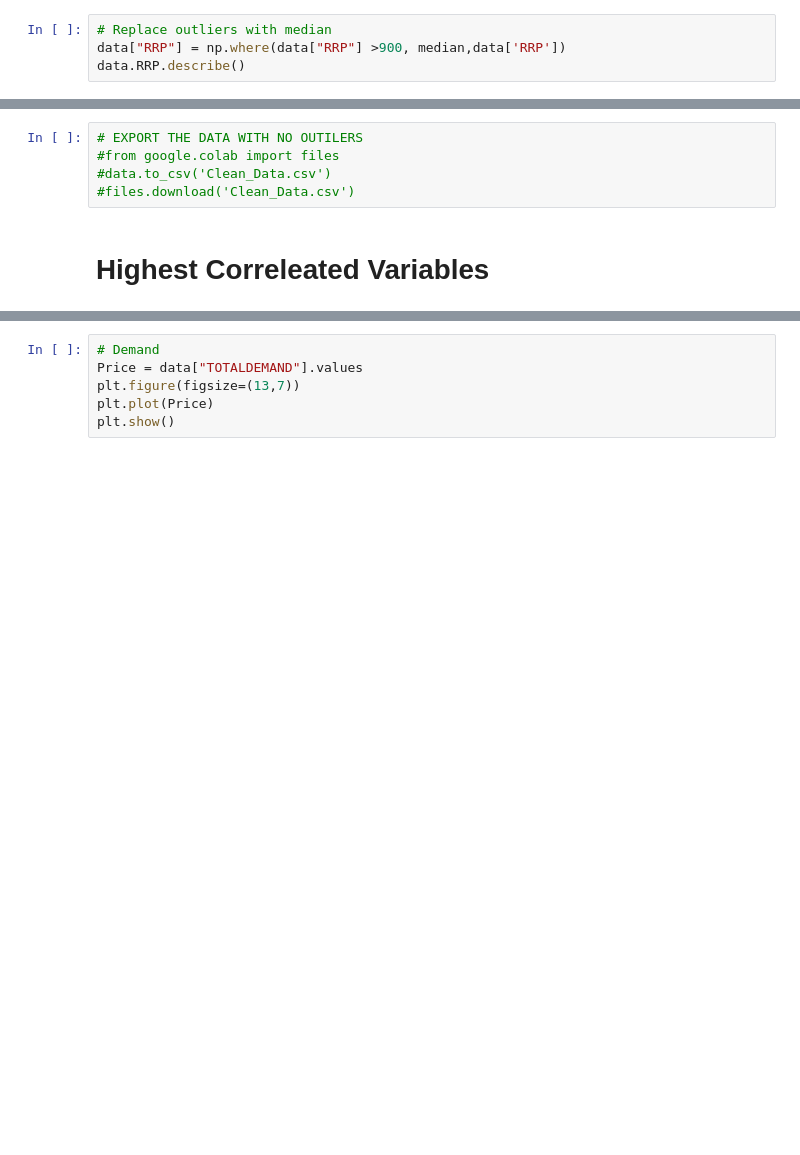
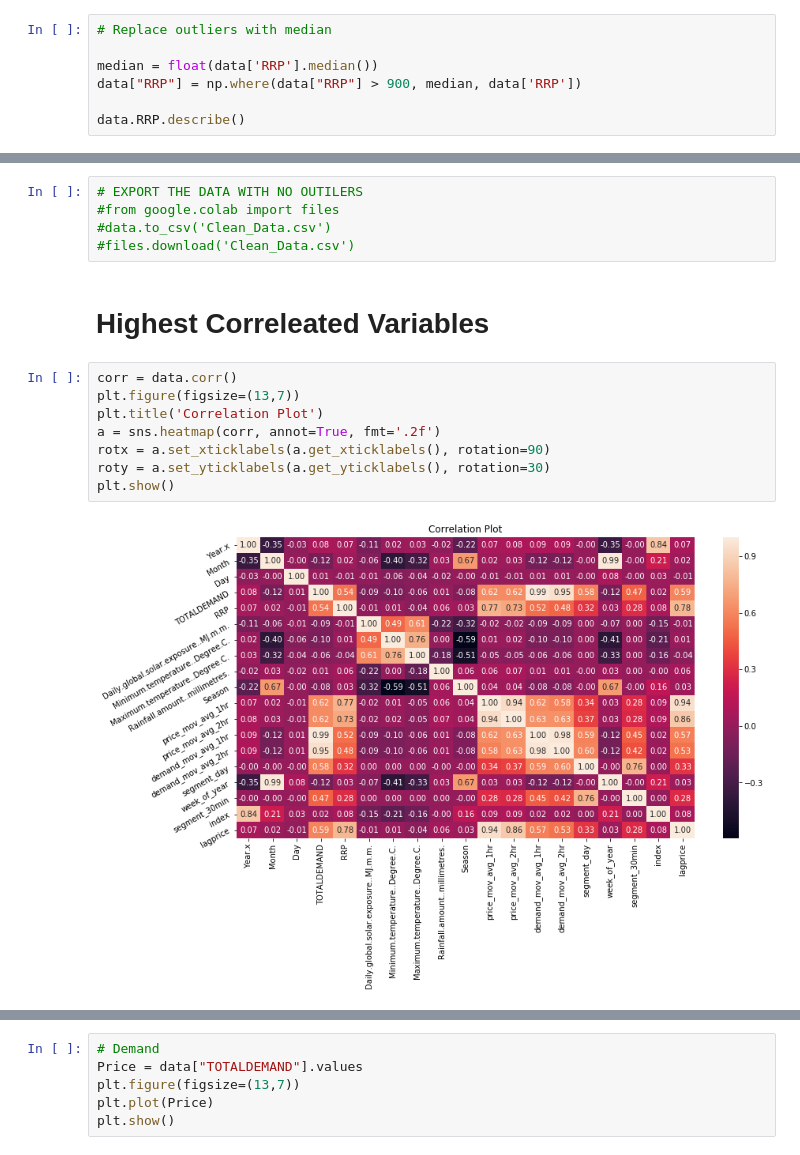
Before and after one commit to DonaldTurton/AT2_Advanced_Data_Algorithms, a Jupyter notebook: EDA_EnergyData.ipynb, the cells around one changed output, grey strips where cells are left out. Cells and saved outputs as stored; diff of their text form; blank space fills up the shorter version.

```diff
--- a/EDA_EnergyData.ipynb
+++ b/EDA_EnergyData.ipynb
@@ -114,7 +105,10 @@ Name: RRP, dtype: float64
 # Data Manipulation
 # %%
 # Replace outliers with median
-data["RRP"] = np.where(data["RRP"] >900, median,data['RRP'])
+
+median = float(data['RRP'].median())
+data["RRP"] = np.where(data["RRP"] > 900, median, data['RRP'])
+
 data.RRP.describe()
 # %% [output]
 count    28080.000000
@@ -179,3 +173,13 @@ data.head()
 #files.download('Clean_Data.csv')
 # %% [markdown]
 # Highest Correleated Variables
+# %%
+corr = data.corr()
+plt.figure(figsize=(13,7))
+plt.title('Correlation Plot')
+a = sns.heatmap(corr, annot=True, fmt='.2f')
+rotx = a.set_xticklabels(a.get_xticklabels(), rotation=90)
+roty = a.set_yticklabels(a.get_yticklabels(), rotation=30)
+plt.show()
+# %% [output]
+[figure, added]
```
Also changed, not shown: parts of 6 cells of this notebook.
